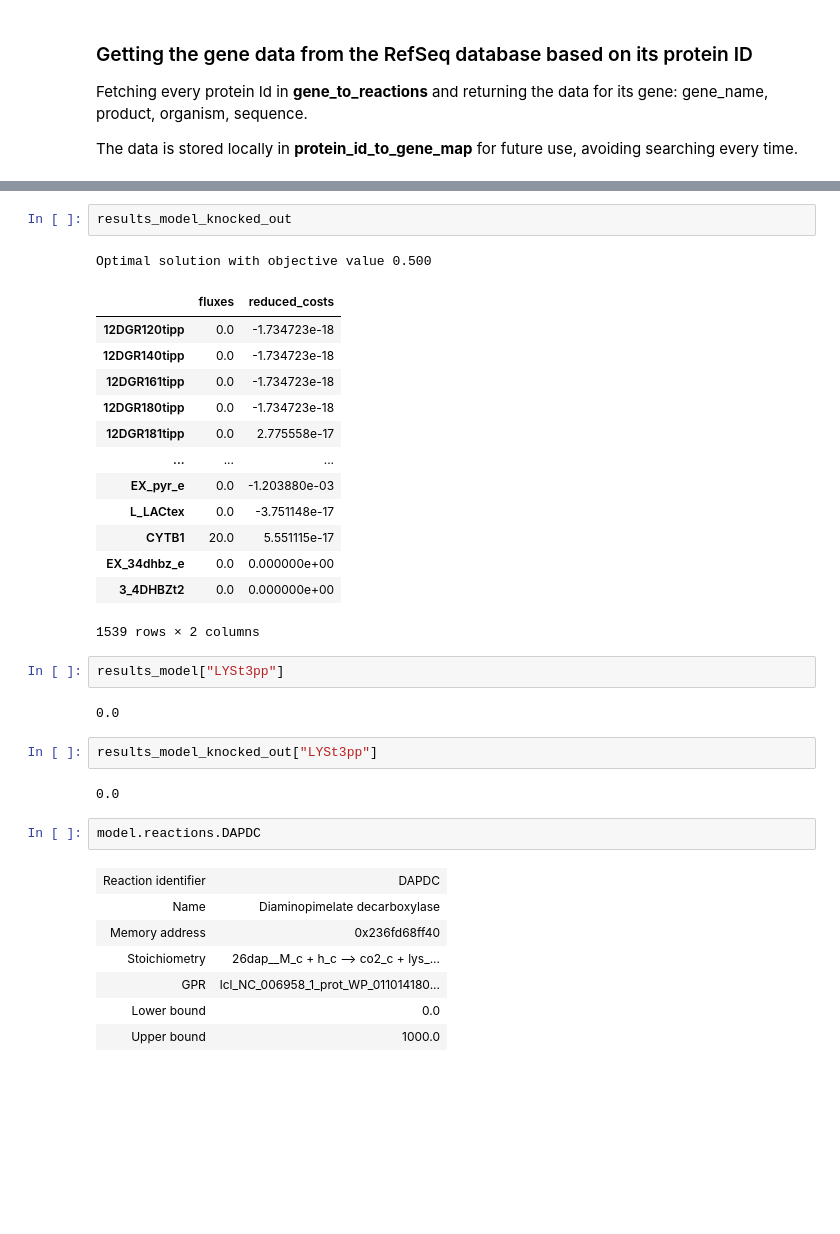
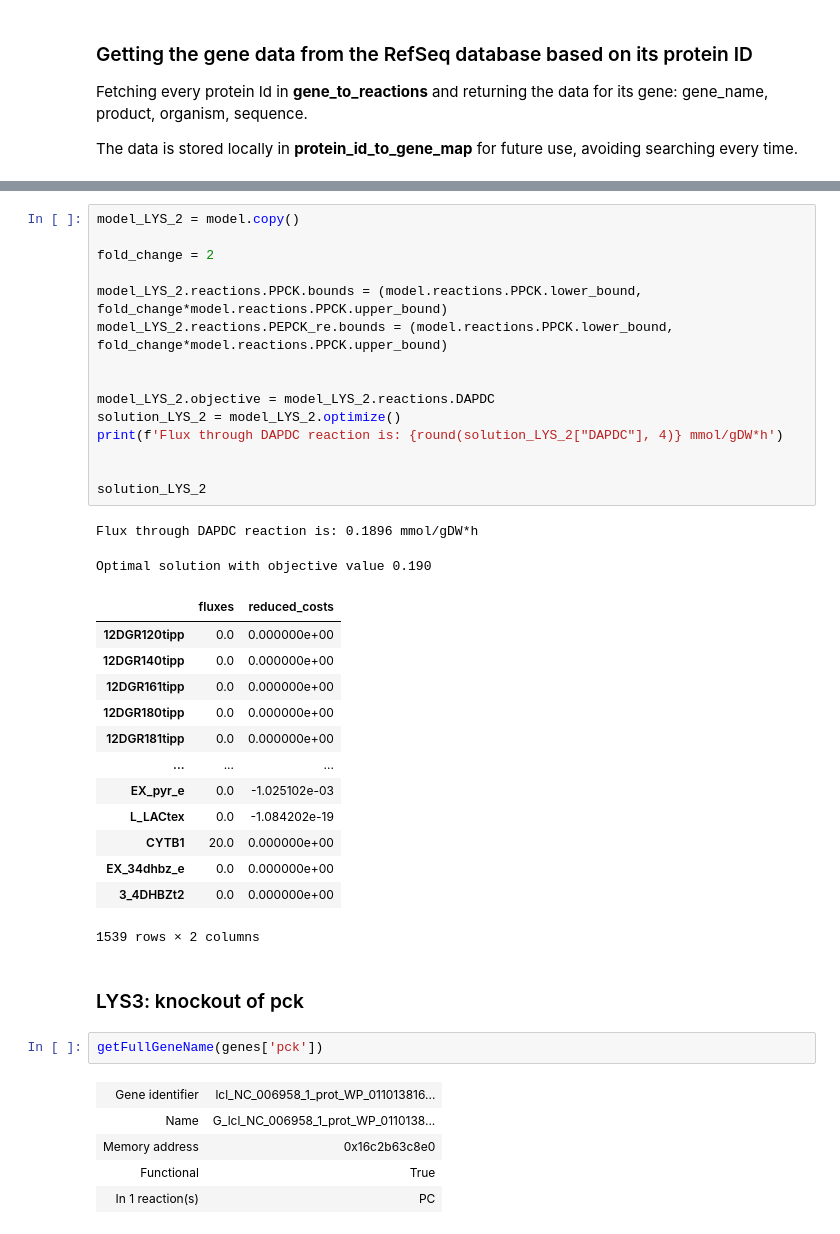
Before and after one commit to 27410/group-assingment-group-9, a Jupyter notebook: main_script.ipynb, the cells around one changed output, grey strips where cells are left out. Cells and saved outputs as stored; diff of their text form; blank space fills up the shorter version.

```diff
--- a/main_script.ipynb
+++ b/main_script.ipynb
@@ -425,35 +578,41 @@ Optimal solution with objective value 0.571
-# %%
-results_model_knocked_out
-# %% [output]
-Optimal solution with objective value 0.500
-|  | fluxes | reduced_costs |
-| 12DGR120tipp | 0.0 | -1.734723e-18 |
-| 12DGR140tipp | 0.0 | -1.734723e-18 |
-| 12DGR161tipp | 0.0 | -1.734723e-18 |
-| 12DGR180tipp | 0.0 | -1.734723e-18 |
-| 12DGR181tipp | 0.0 | 2.775558e-17 |
-| ... | ... | ... |
-| EX_pyr_e | 0.0 | -1.203880e-03 |
-| L_LACtex | 0.0 | -3.751148e-17 |
-| CYTB1 | 20.0 | 5.551115e-17 |
-| EX_34dhbz_e | 0.0 | 0.000000e+00 |
-| 3_4DHBZt2 | 0.0 | 0.000000e+00 |
-1539 rows × 2 columns
-# %%
-results_model["LYSt3pp"]
-# %% [output]
-0.0
-# %%
-results_model_knocked_out["LYSt3pp"]
-# %% [output]
-0.0
-# %%
-model.reactions.DAPDC
-# %% [output]
-| Reaction identifier | DAPDC |
-| Name | Diaminopimelate decarboxylase |
-| Memory address | 0x236fd68ff40 |
-| Stoichiometry | 26dap__M_c + h_c --> co2_c + lys_... |
-| GPR | lcl_NC_006958_1_prot_WP_011014180... |
-| Lower bound | 0.0 |
-| Upper bound | 1000.0 |
+# %%
+model_LYS_2 = model.copy()
+
+fold_change = 2
+
+model_LYS_2.reactions.PPCK.bounds = (model.reactions.PPCK.lower_bound, fold_change*model.reactions.PPCK.upper_bound)
+model_LYS_2.reactions.PEPCK_re.bounds = (model.reactions.PPCK.lower_bound, fold_change*model.reactions.PPCK.upper_bound)
+
+
+model_LYS_2.objective = model_LYS_2.reactions.DAPDC
+solution_LYS_2 = model_LYS_2.optimize()
+print(f'Flux through DAPDC reaction is: {round(solution_LYS_2["DAPDC"], 4)} mmol/gDW*h')
+
+
+solution_LYS_2
+# %% [output]
+Flux through DAPDC reaction is: 0.1896 mmol/gDW*h
+Optimal solution with objective value 0.190
+|  | fluxes | reduced_costs |
+| 12DGR120tipp | 0.0 | 0.000000e+00 |
+| 12DGR140tipp | 0.0 | 0.000000e+00 |
+| 12DGR161tipp | 0.0 | 0.000000e+00 |
+| 12DGR180tipp | 0.0 | 0.000000e+00 |
+| 12DGR181tipp | 0.0 | 0.000000e+00 |
+| ... | ... | ... |
+| EX_pyr_e | 0.0 | -1.025102e-03 |
+| L_LACtex | 0.0 | -1.084202e-19 |
+| CYTB1 | 20.0 | 0.000000e+00 |
+| EX_34dhbz_e | 0.0 | 0.000000e+00 |
+| 3_4DHBZt2 | 0.0 | 0.000000e+00 |
+1539 rows × 2 columns
+# %% [markdown]
+### LYS3: knockout of pck
+# %%
+getFullGeneName(genes['pck'])
+# %% [output]
+| Gene identifier | lcl_NC_006958_1_prot_WP_011013816... |
+| Name | G_lcl_NC_006958_1_prot_WP_0110138... |
+| Memory address | 0x16c2b63c8e0 |
+| Functional | True |
+| In 1 reaction(s) | PC |
```
Also changed, not shown: parts of 67 cells of this notebook, 1 other file.
